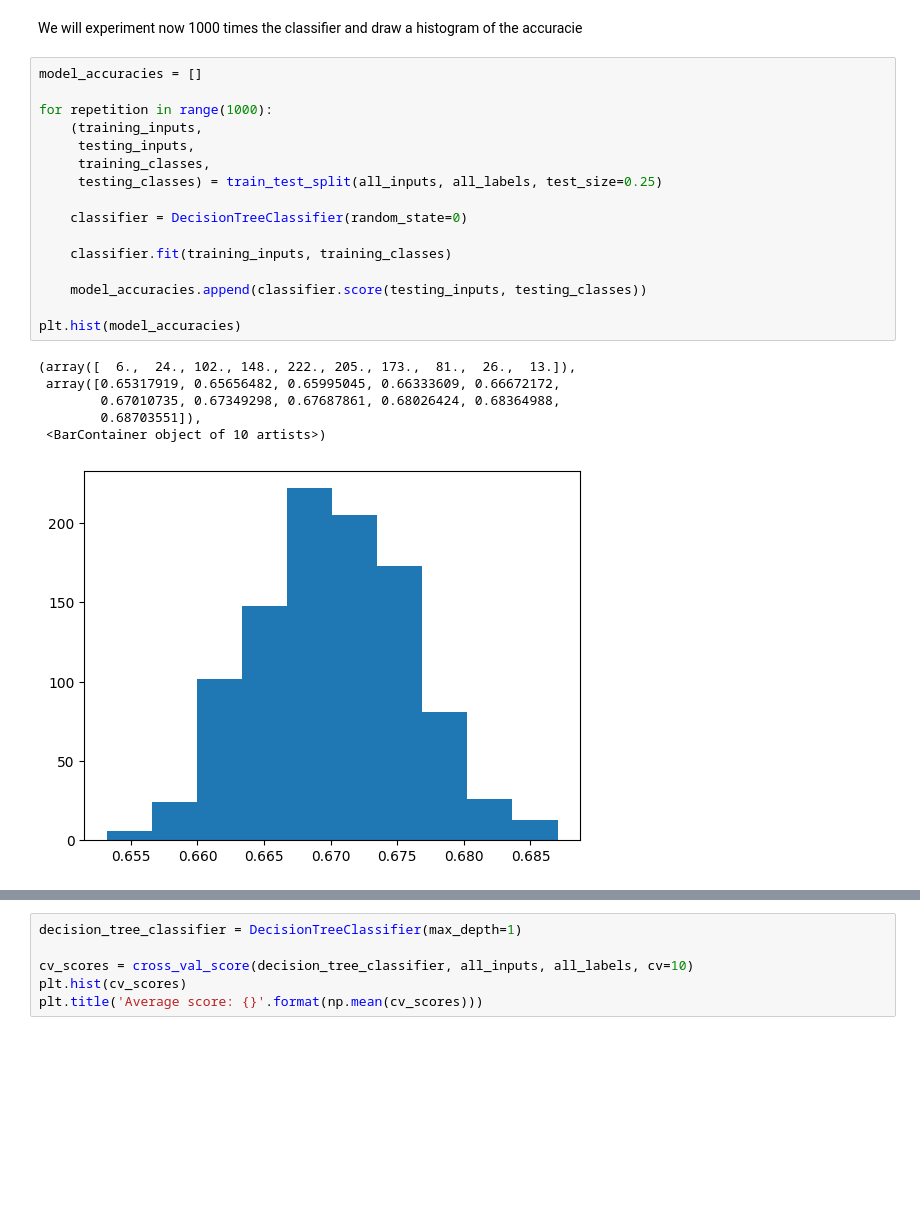
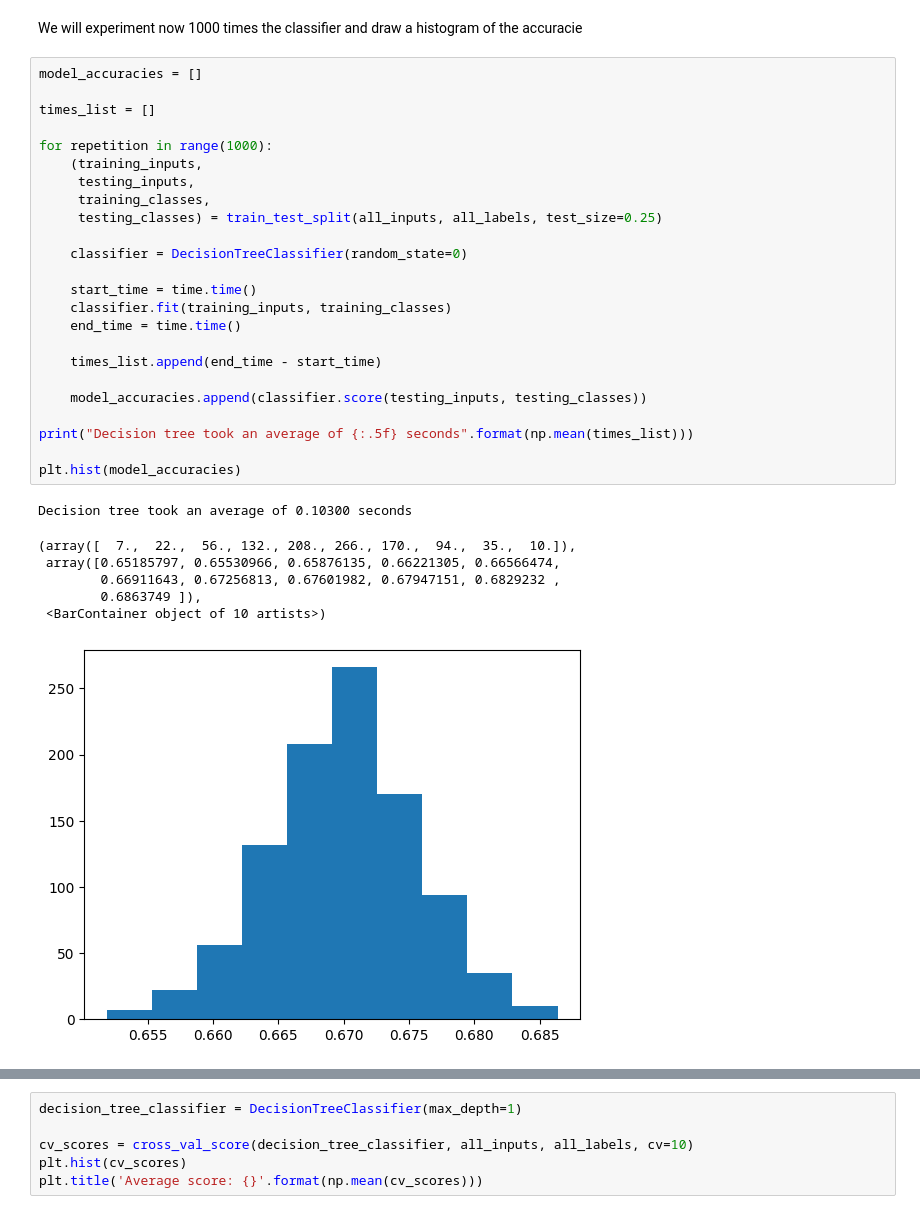
Before and after one commit to joaossousa12/feup-ia, a Jupyter notebook: Project2/GridSearch.ipynb, the cells around one changed output, grey strips where cells are left out. Saved outputs shown, nothing was run; the diff lists cells and outputs as text; blank space fills up the shorter version.

```diff
--- a/Project2/GridSearch.ipynb
+++ b/Project2/GridSearch.ipynb
@@ -62,27 +62,36 @@ classifier.score(testing_inputs, testing_classes)
 We will experiment now 1000 times the classifier and draw a histogram of the accuracie
 # %%
 model_accuracies = []
+
+times_list = []
 
 for repetition in range(1000):
     (training_inputs,
      testing_inputs,
      training_classes,
      testing_classes) = train_test_split(all_inputs, all_labels, test_size=0.25)
 
     classifier = DecisionTreeClassifier(random_state=0)
 
+    start_time = time.time()
     classifier.fit(training_inputs, training_classes)
+    end_time = time.time()
+
+    times_list.append(end_time - start_time)
 
     model_accuracies.append(classifier.score(testing_inputs, testing_classes))
 
+print("Decision tree took an average of {:.5f} seconds".format(np.mean(times_list)))
+
 plt.hist(model_accuracies)
 # %% [output]
-(array([  6.,  24., 102., 148., 222., 205., 173.,  81.,  26.,  13.]),
- array([0.65317919, 0.65656482, 0.65995045, 0.66333609, 0.66672172,
-        0.67010735, 0.67349298, 0.67687861, 0.68026424, 0.68364988,
-        0.68703551]),
- <BarContainer object of 10 artists>)
+Decision tree took an average of 0.10300 seconds
+(array([  7.,  22.,  56., 132., 208., 266., 170.,  94.,  35.,  10.]),
+ array([0.65185797, 0.65530966, 0.65876135, 0.66221305, 0.66566474,
+        0.66911643, 0.67256813, 0.67601982, 0.67947151, 0.6829232 ,
+        0.6863749 ]),
+ <BarContainer object of 10 artists>)
-[figure, old version]
+[figure, new version]
 # %%
 from sklearn.model_selection import cross_val_score
 
```
Also changed, not shown: parts of 3 cells of this notebook, 2 other files.
